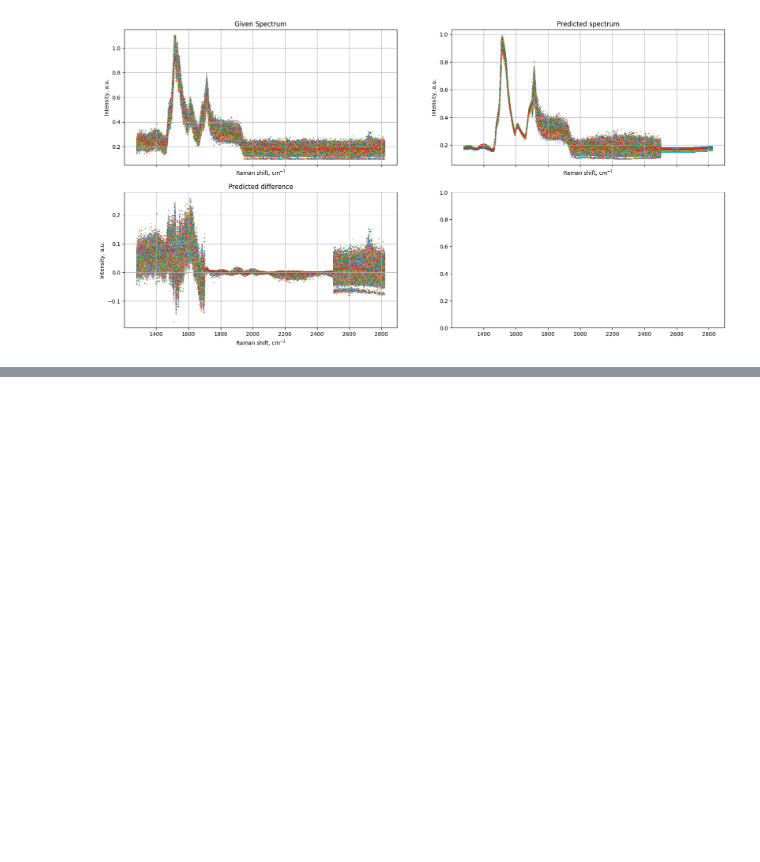
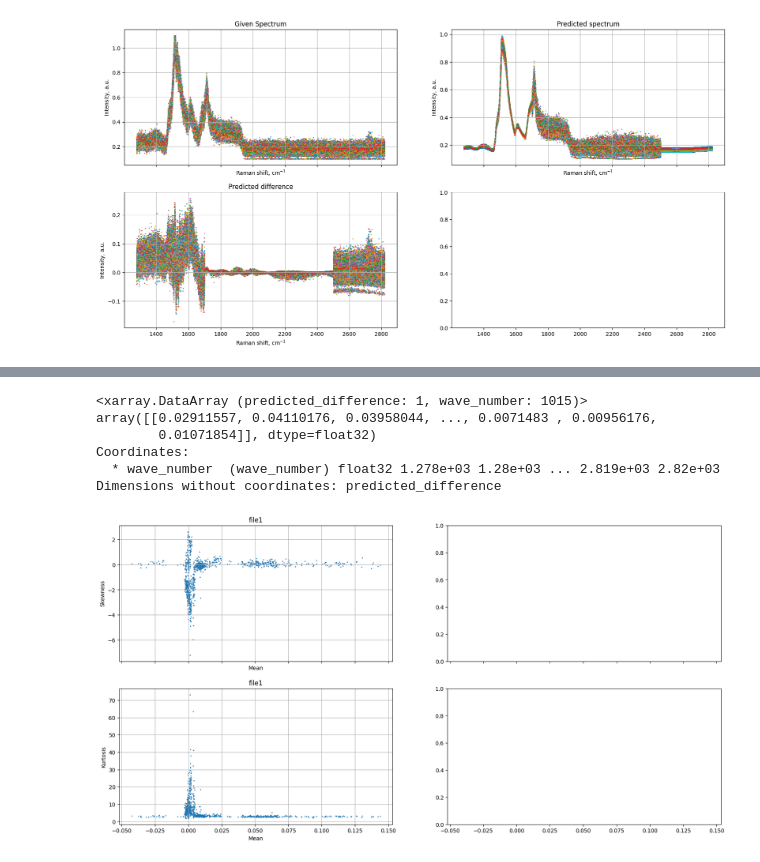
Before and after one commit to pietronvll/spectraformer, a Jupyter notebook: notebook.ipynb, the cells around one changed output, grey strips where cells are left out. Drawn from its saved outputs; the diff is of its cells as text; code cells hidden in the pictures; blank space fills up the shorter version.

Commit message:
Looking into prediction statistics

```diff
--- a/notebook.ipynb
+++ b/notebook.ipynb
@@ -82,3 +82,19 @@ for i in range(len(unmixed_ds['sample'])):
 plt.show()
 # %% [output]
 [figure]
+# %%
+def my_statistics(
+    dataset,
+    dim: str = 'sample'
+    ):
+    exp_val = dataset.mean(dim=[dim])
+    variance = dataset.var(dim=[dim])
+    std = dataset.std(dim=[dim])
+    z1 = (dataset - exp_val)/std
+    skewness = (z1**3).mean(dim=[dim])
+    kurtosis = (z1**4).mean(dim=[dim])
+
+    return exp_val, variance, std, skewness, kurtosis
+# %%
+ds1 = unmixed_ds.drop_vars(['mask','masked_spectra','predicted_spectra', 'spectra']).to_dataarray(dim='predicted_difference').drop_vars(names='predicted_difference')
+ds1
@@ -84,0 +120,43 @@ plt.show()
+# %%
+mean1 , var1, std1, skew1, kurt1 = my_statistics(ds1)
+mean1
+# %% [output]
+<xarray.DataArray (predicted_difference: 1, wave_number: 1015)>
+array([[0.02911557, 0.04110176, 0.03958044, ..., 0.0071483 , 0.00956176,
+        0.01071854]], dtype=float32)
+Coordinates:
+  * wave_number  (wave_number) float32 1.278e+03 1.28e+03 ... 2.819e+03 2.82e+03
+Dimensions without coordinates: predicted_difference
+# %%
+fig = plt.figure(figsize=(20, 10))
+axes = fig.subplots(2, 2, sharex=True)
+
+axes[0,0].scatter(x=mean1, y=skew1, alpha=1, s=1)
+axes[0,0].set_xlabel('Mean')
+axes[0,0].set_ylabel('Skewness')
+axes[0,0].set_title('')
+axes[0,0].grid(visible=True, which='both', axis='both')
+
+axes[0,1].scatter(x=mean2, y=skew2, alpha=1, s=1)
+axes[0,1].set_xlabel('Mean')
+axes[0,1].set_ylabel('Skewness')
+axes[0,1].set_title('')
+axes[0,1].grid(visible=True, which='both', axis='both')
+axes[0,1].sharey(axes[0,0])
+
+axes[1,0].scatter(x=mean1, y=kurt1, alpha=1, s=1)
+axes[1,0].set_xlabel('Mean')
+axes[1,0].set_ylabel('Kurtosis')
+axes[1,0].set_title('')
+axes[1,0].grid(visible=True, which='both', axis='both')
+
+axes[1,1].scatter(x=mean2, y=kurt2, alpha=1, s=1)
+axes[1,1].set_xlabel('Mean')
+axes[1,1].set_ylabel('Kurtosis')
+axes[1,1].set_title('')
+axes[1,1].grid(visible=True, which='both', axis='both')
+axes[1,1].sharey(axes[1,0])
+
+plt.show()
+# %% [output]
+[figure, added]
```
Also changed, not shown: parts of 2 cells of this notebook.
